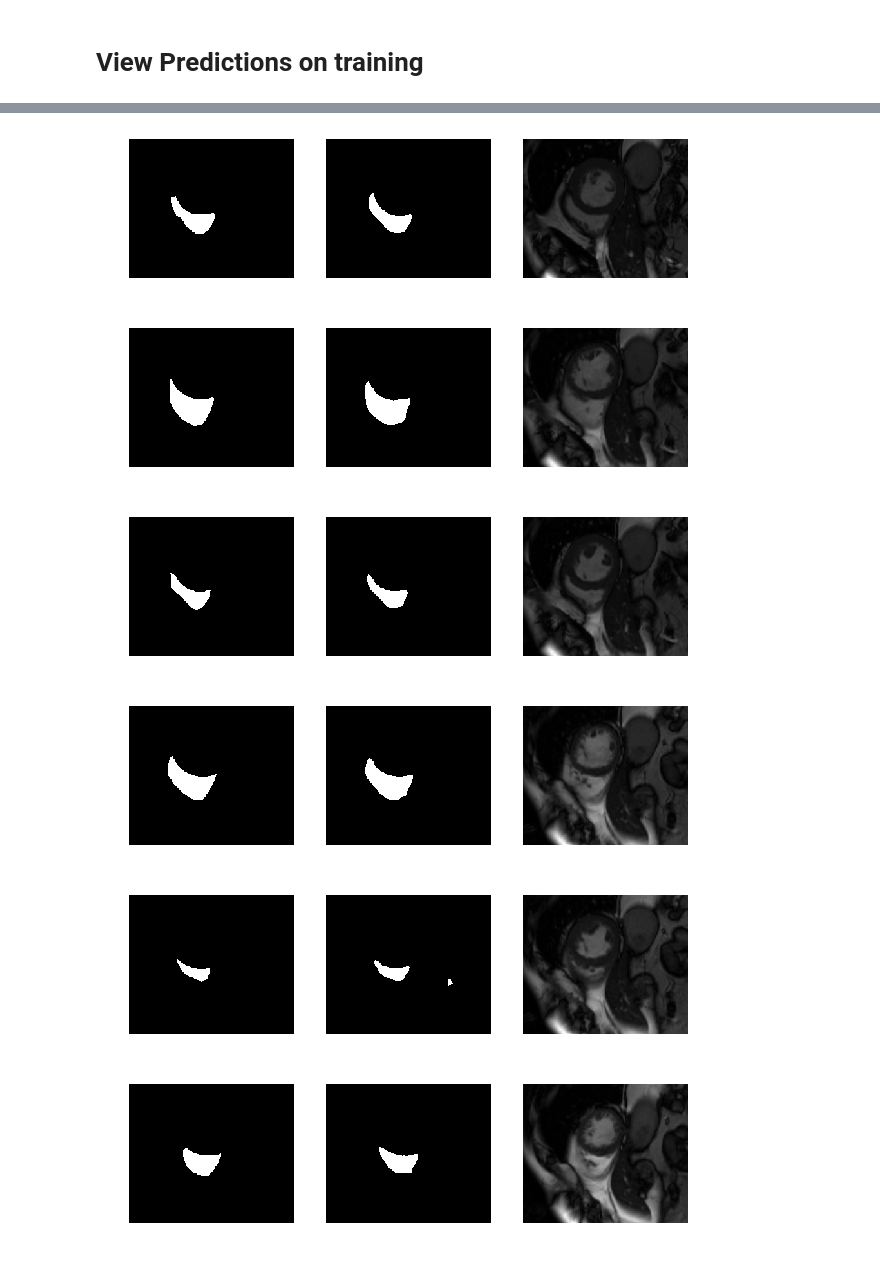
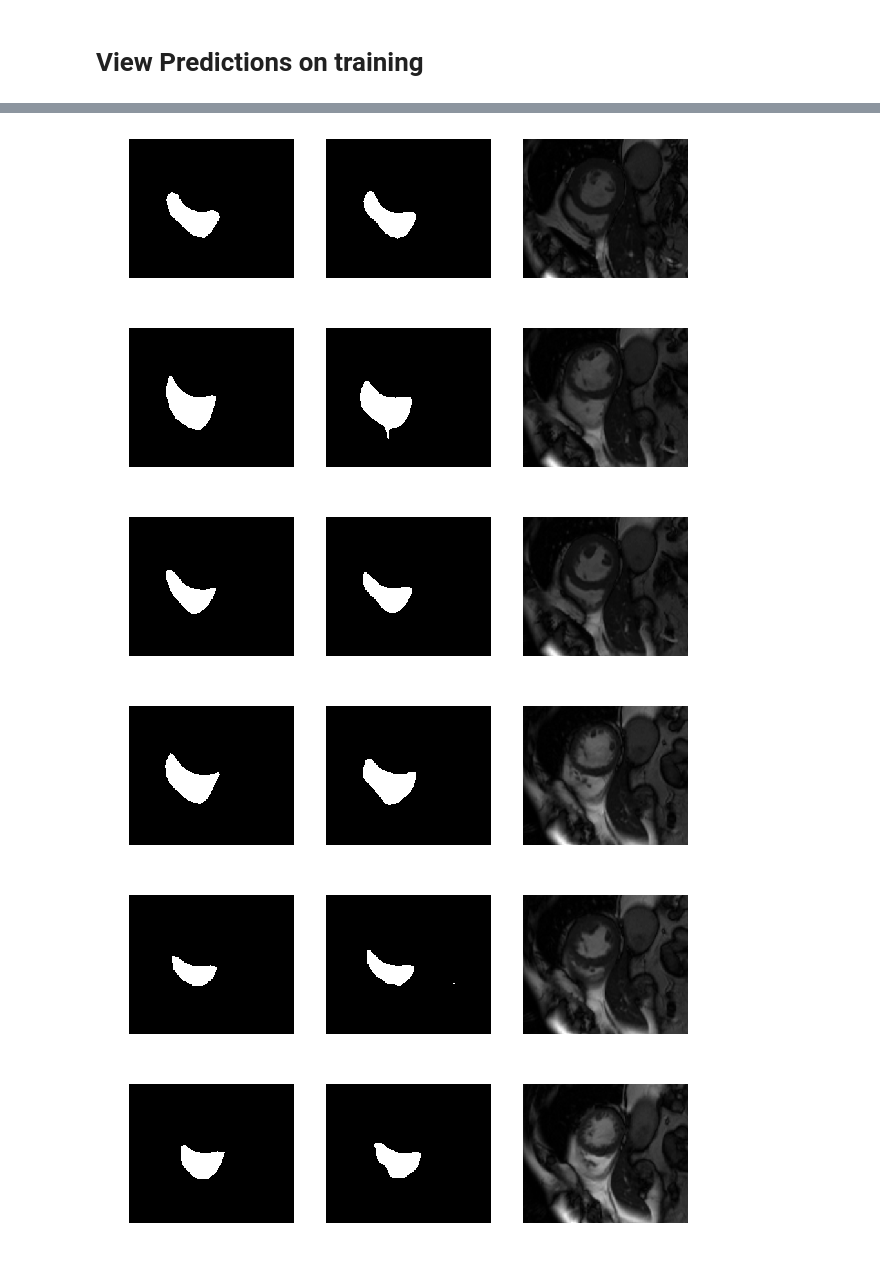
Before and after one commit to aksharkkumar/cmri-rv-seg, a Jupyter notebook: notebooks/cmri-rv-seg.ipynb, the cells around one changed output, grey strips where cells are left out. Saved outputs shown, nothing was run; the diff lists cells and outputs as text; code cells hidden in the pictures.

Commit message:
trains epicardium model

```diff
--- a/notebooks/cmri-rv-seg.ipynb
+++ b/notebooks/cmri-rv-seg.ipynb
@@ -125,7 +125,7 @@ def show_plots(history):
     plt.legend(['train', 'validation'], loc='upper left')
     plt.show()
 #sgd = SGD(lr=1e-5, momentum=0.99)
-model.compile(optimizer=Adam(lr=1e-3),loss=[pixelwise_crossentropy],metrics=[dice_coef])
+#model.compile(optimizer=Adam(lr=1e-3),loss=[pixelwise_crossentropy],metrics=[dice_coef])
 # %%
 #TODO: 1. split data into training and validation set
 #      2. Augment the data
@@ -489,7 +499,7 @@ Dice Average: 0.95 Dice Stdev: 0.02
 # %% [markdown]
 # View Predictions on training
 # %%
-model.load_weights('saved_models/endo_models/weights-500Epochs-NoDrop.hdf5')
+model.load_weights('saved_models/epi_models/weights-500Epochs-NoDrop.hdf5')
 
 def show_masks(images, i_masks_true):
     masks_pred = np.concatenate([model.predict(image[None,:,:,:]) for image in images])
@@ -507,5 +517,5 @@ def show_masks(images, i_masks_true):
         plt.axis("off")
         plt.imshow(image[:,:,0], cmap=plt.cm.gray)
 
-show_masks(images[:10], inner_masks[:10])
+show_masks(images[:10], outer_masks[:10])
 # %% [output]
@@ -516,6 +526,6 @@ show_masks(images[:10], inner_masks[:10])
-[figure, old version]
+[figure, new version]
-[figure, old version]
+[figure, new version]
-[figure, old version]
+[figure, new version]
-[figure, old version]
+[figure, new version]
-[figure, old version]
+[figure, new version]
-[figure, old version]
+[figure, new version]
```
Also changed, not shown: parts of 5 cells of this notebook, 3 other files.
